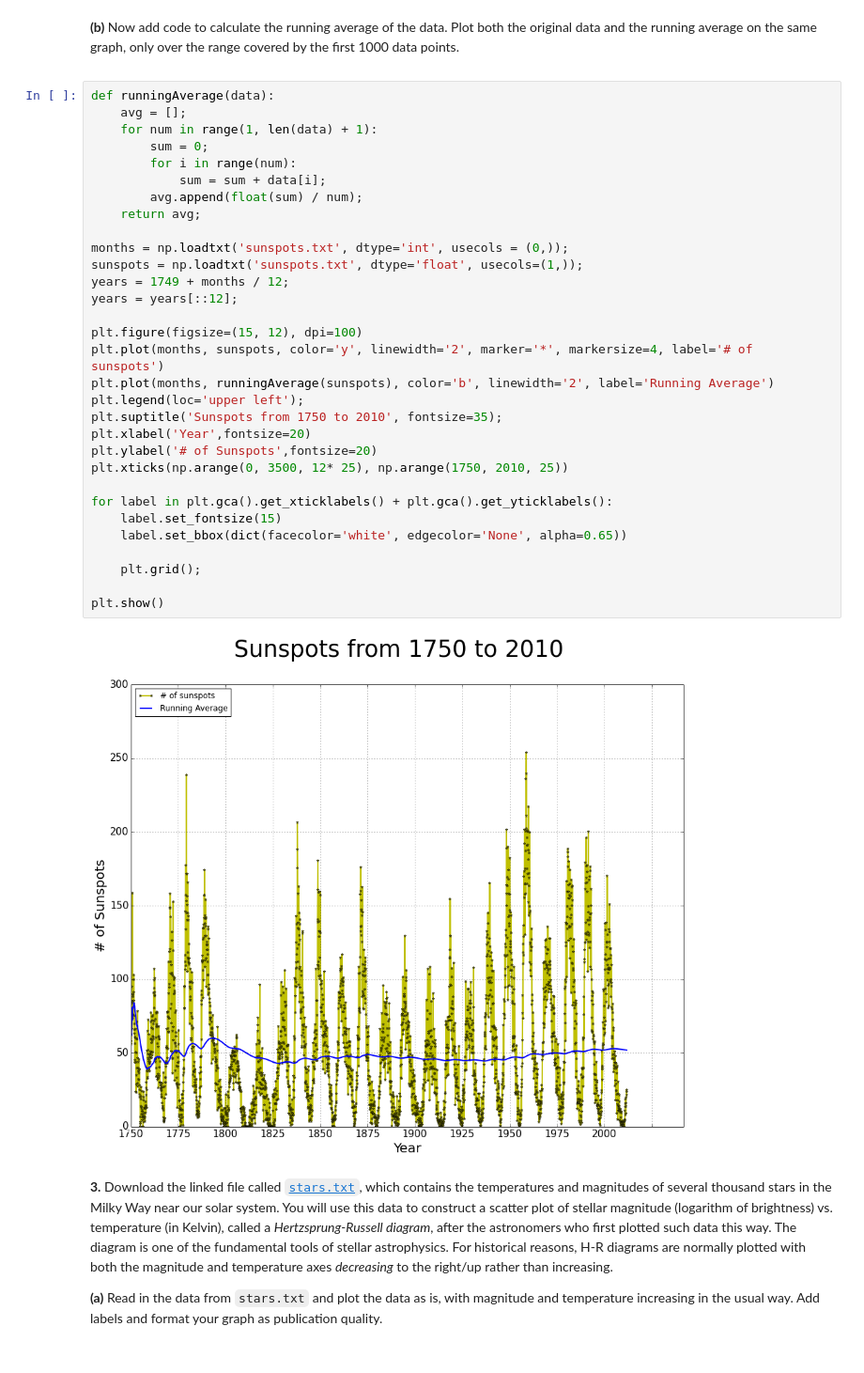
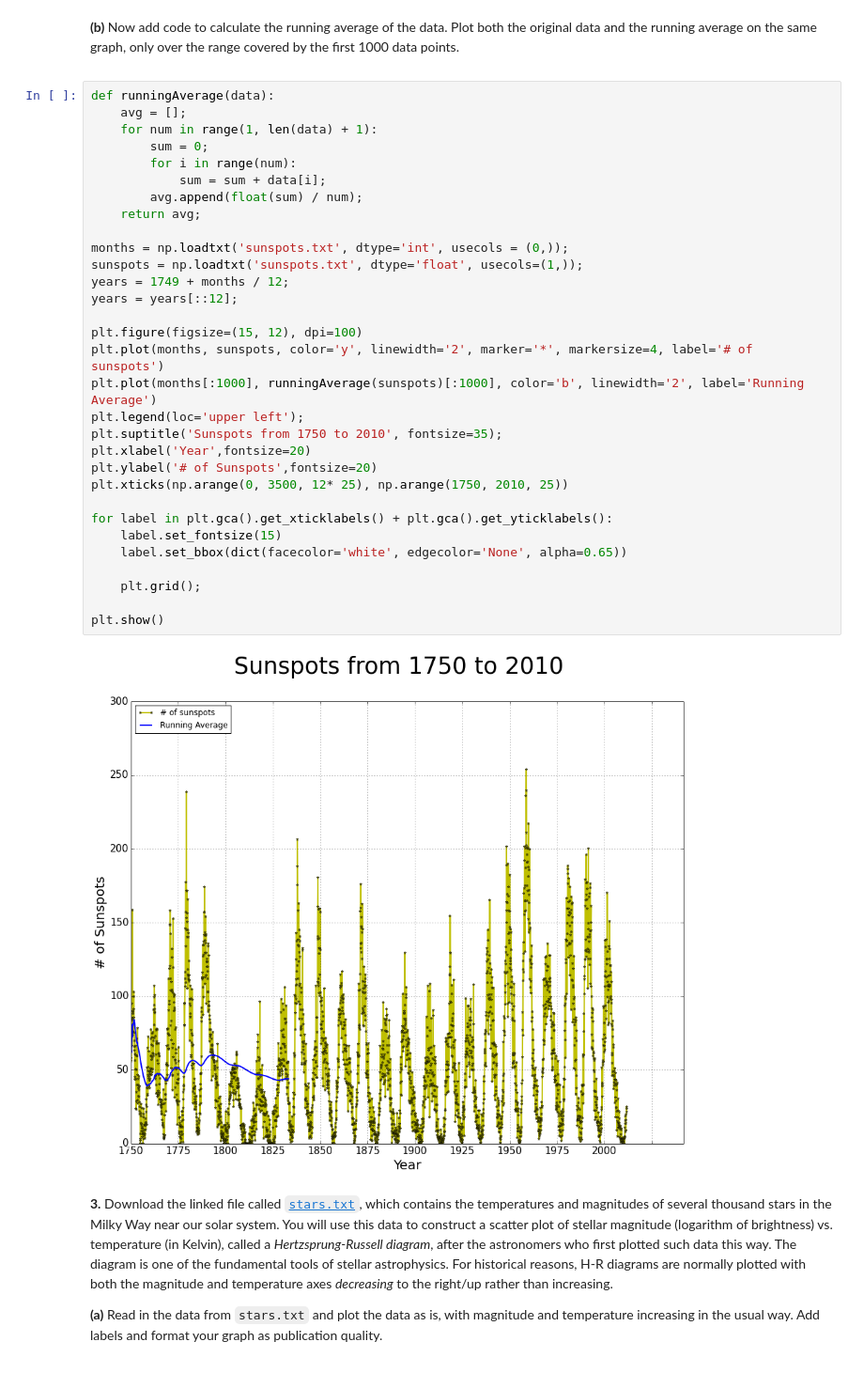
Before and after one commit to cucucachu/PHYS202-S14, a Jupyter notebook: Graphics/GraphicsExcercises.ipynb, the cells around one changed output. Shown at 94% size. Saved outputs shown, nothing was run; the diff lists cells and outputs as text.

Commit message:
Graphics Excersizes nearly complete.

```diff
--- a/Graphics/GraphicsExcercises.ipynb
+++ b/Graphics/GraphicsExcercises.ipynb
@@ -99,35 +97,35 @@ plt.show();
 def runningAverage(data):
     avg = [];
     for num in range(1, len(data) + 1):
         sum = 0;
         for i in range(num):
             sum = sum + data[i];
         avg.append(float(sum) / num);
     return avg;
 
 months = np.loadtxt('sunspots.txt', dtype='int', usecols = (0,));
 sunspots = np.loadtxt('sunspots.txt', dtype='float', usecols=(1,));
 years = 1749 + months / 12;
 years = years[::12];
 
 plt.figure(figsize=(15, 12), dpi=100)
 plt.plot(months, sunspots, color='y', linewidth='2', marker='*', markersize=4, label='# of sunspots')
-plt.plot(months, runningAverage(sunspots), color='b', linewidth='2', label='Running Average')
+plt.plot(months[:1000], runningAverage(sunspots)[:1000], color='b', linewidth='2', label='Running Average')
 plt.legend(loc='upper left');
 plt.suptitle('Sunspots from 1750 to 2010', fontsize=35);
 plt.xlabel('Year',fontsize=20)
 plt.ylabel('# of Sunspots',fontsize=20)
 plt.xticks(np.arange(0, 3500, 12* 25), np.arange(1750, 2010, 25))
 
 for label in plt.gca().get_xticklabels() + plt.gca().get_yticklabels():
     label.set_fontsize(15)
     label.set_bbox(dict(facecolor='white', edgecolor='None', alpha=0.65))
 
     plt.grid();
 
 plt.show()
 # %% [output]
-[figure, old version]
+[figure, new version]
 # %% [markdown]
 <div class="inner_cell">
 <div class="text_cell_render border-box-sizing rendered_html">
```
Also changed, not shown: parts of 7 cells of this notebook, 1 other file.
